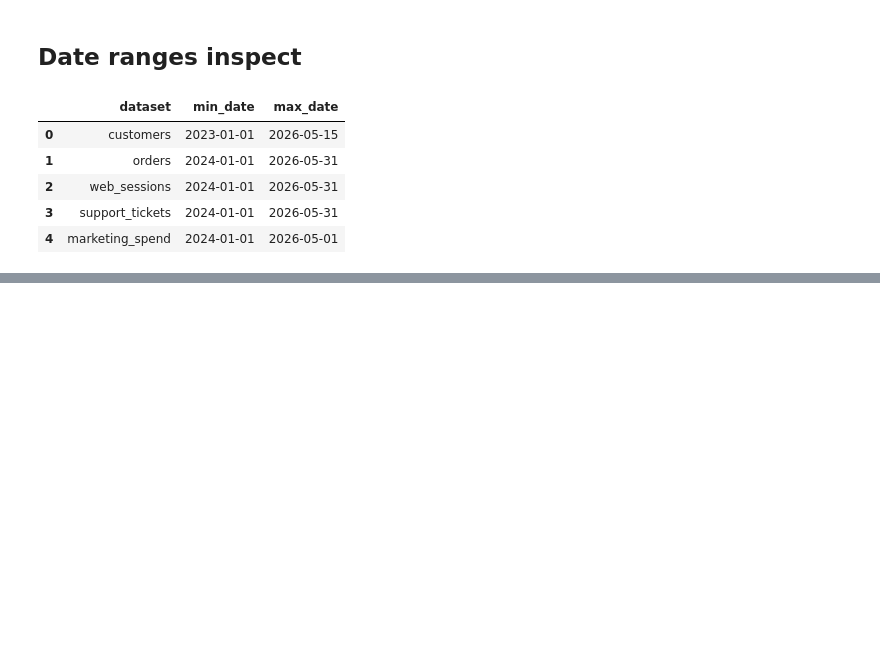
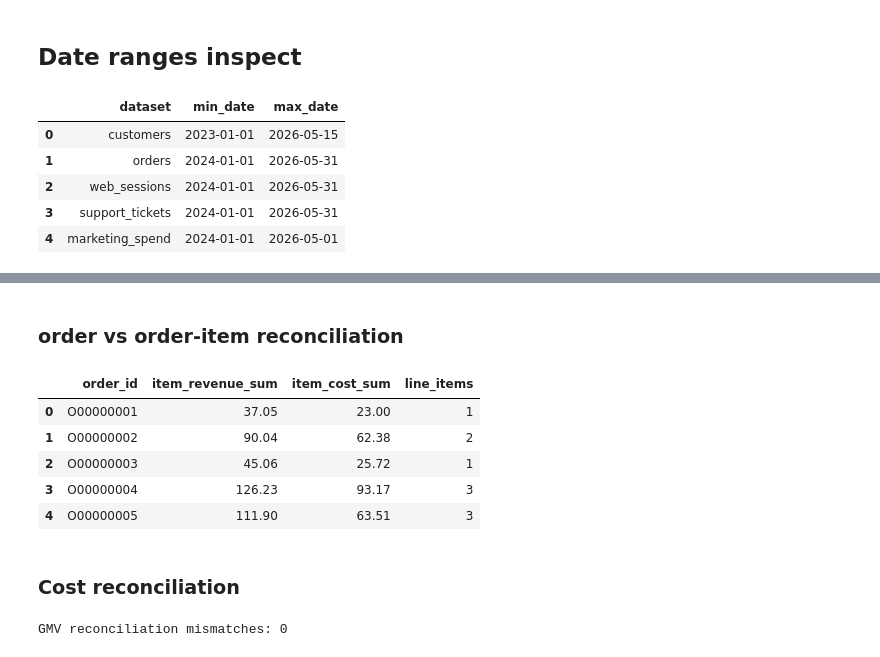
Before and after one commit to mansidevi8128-glitch/RetailPulse360-Customer-Analytics, a Jupyter notebook: notebooks/01_data_quality_eda.ipynb, the cells around one changed output, grey strips where cells are left out. Cells and saved outputs as stored; diff of their text form; code cells hidden in the pictures; blank space fills up the shorter version.

```diff
--- a/notebooks/01_data_quality_eda.ipynb
+++ b/notebooks/01_data_quality_eda.ipynb
@@ -442,0 +741,23 @@ date_ranges
+# %% [markdown]
+### order vs order-item reconciliation
+# %%
+item_reconciliation = (
+    order_items
+    .groupby("order_id", as_index=False)
+    .agg(
+        item_revenue_sum=("line_revenue_usd", "sum"),
+        item_cost_sum=("line_cost_usd", "sum"),
+        line_items=("order_item_id", "count")
+    )
+)
+
+item_reconciliation.head()
+# %% [output]
+|  | order_id | item_revenue_sum | item_cost_sum | line_items |
+| 0 | O00000001 | 37.05 | 23.00 | 1 |
+| 1 | O00000002 | 90.04 | 62.38 | 2 |
+| 2 | O00000003 | 45.06 | 25.72 | 1 |
+| 3 | O00000004 | 126.23 | 93.17 | 3 |
+| 4 | O00000005 | 111.90 | 63.51 | 3 |
+# %% [markdown]
+### Cost reconciliation
@@ -442,0 +780,19 @@ date_ranges
+# %%
+revenue_mismatches = (
+    ~np.isclose(
+        order_reconciliation[
+            "gross_merchandise_value_usd"
+        ],
+        order_reconciliation[
+            "item_revenue_sum"
+        ],
+        atol=0.01
+    )
+).sum()
+
+print(
+    "GMV reconciliation mismatches:",
+    revenue_mismatches
+)
+# %% [output]
+GMV reconciliation mismatches: 0
```
Also changed, not shown: parts of 51 cells of this notebook.
